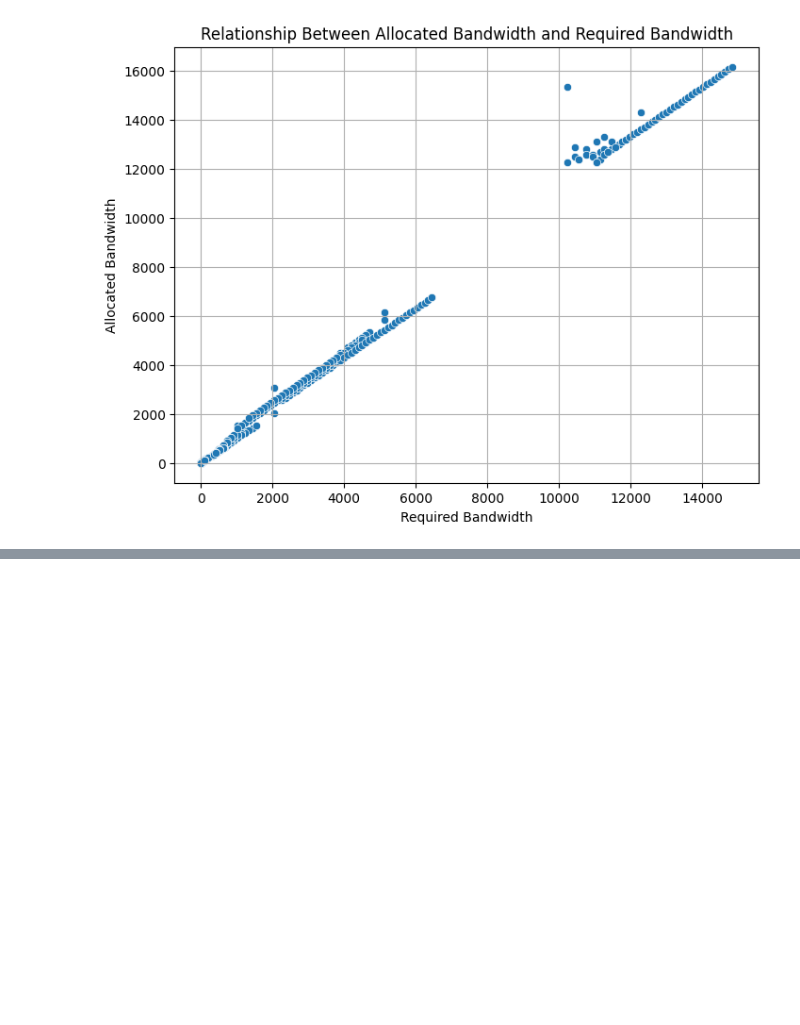
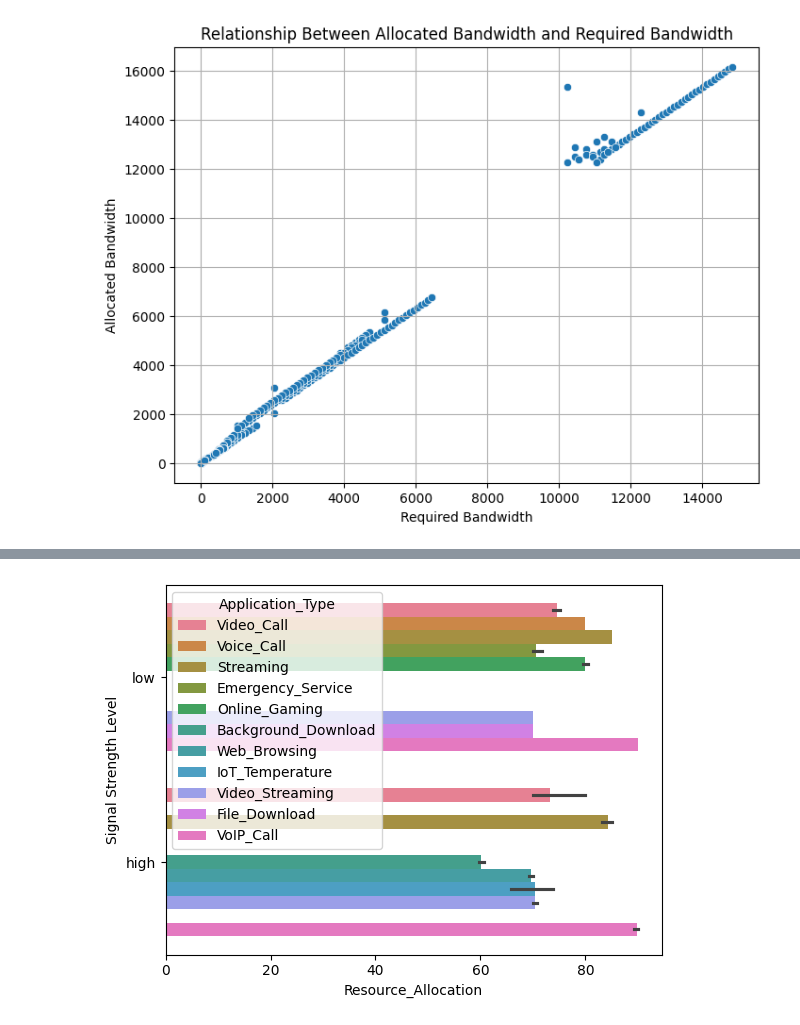
Before and after one commit to FtmMoradian/5G-Network-Analysis, a Jupyter notebook: 5G_Network_Analysis_.ipynb, the cells around one changed output, grey strips where cells are left out. Saved outputs shown, nothing was run; the diff lists cells and outputs as text; code cells hidden in the pictures; blank space fills up the shorter version.

```diff
--- a/5G_Network_Analysis_.ipynb
+++ b/5G_Network_Analysis_.ipynb
@@ -648,0 +724,6 @@ plt.show()
+# %%
+i = 0
+while i != 5 :
+    print('i is: ',i)
+    i +=1
+print(i,' is equal to 5')
@@ -648,0 +737,5 @@ plt.show()
+# %%
+lis = [1,2,3,4,5]
+for i in lis:
+    print('i is: ',i)
+print('')
@@ -648,0 +855,3 @@ plt.show()
+# %%
+threshold = sum(data.Signal_Strength)/len(data.Signal_Strength)
+data["Signal Strength Level"] = ["high" if i > threshold else "low" for i in data.Signal_Strength]
@@ -648,0 +882,4 @@ plt.show()
+# %%
+sns.barplot(x="Resource_Allocation", y="Signal Strength Level", hue="Application_Type", data=data);
+# %% [output]
+[figure, added]
```
Also changed, not shown: parts of 40 cells of this notebook, 1 other file.
